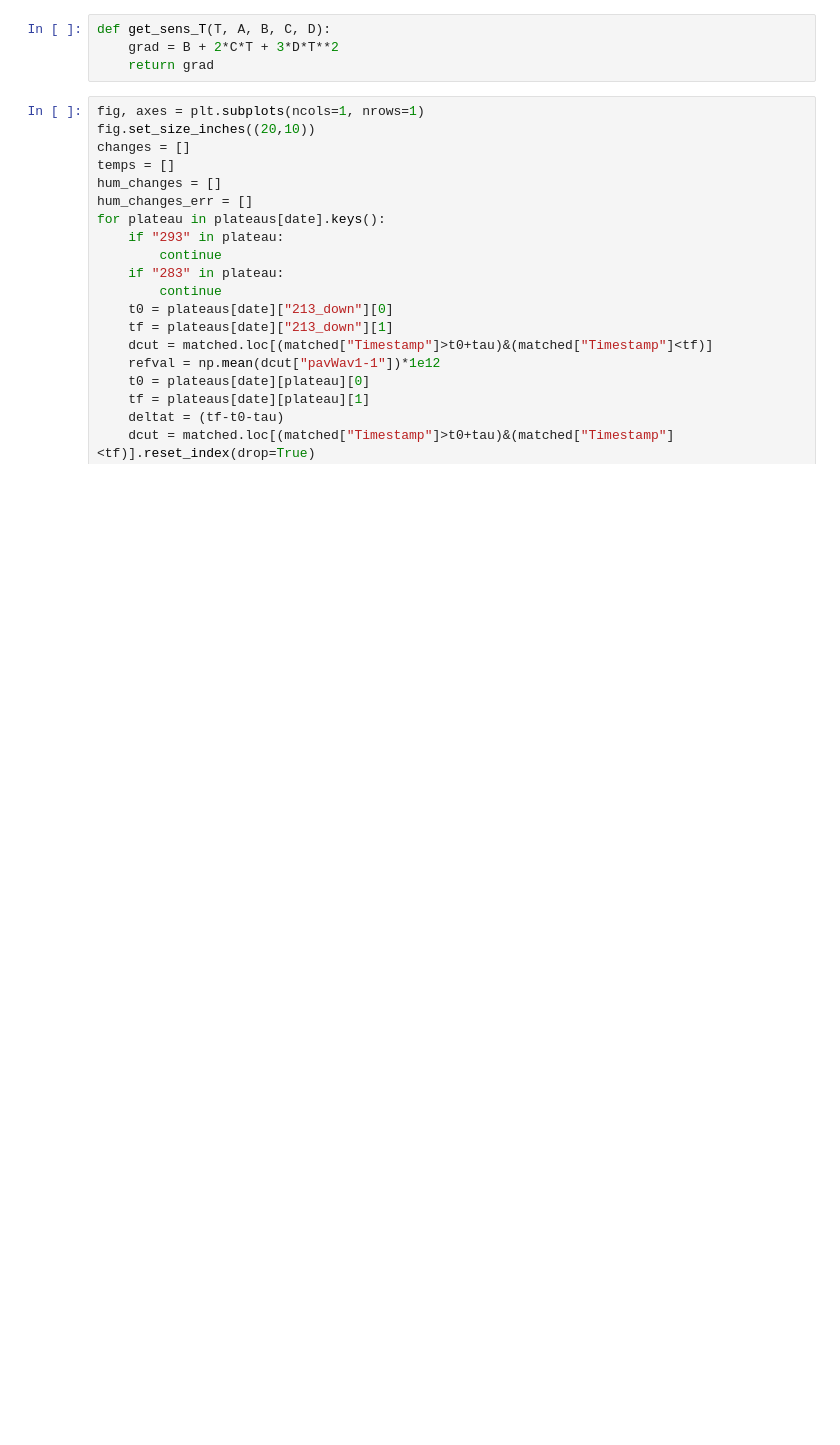
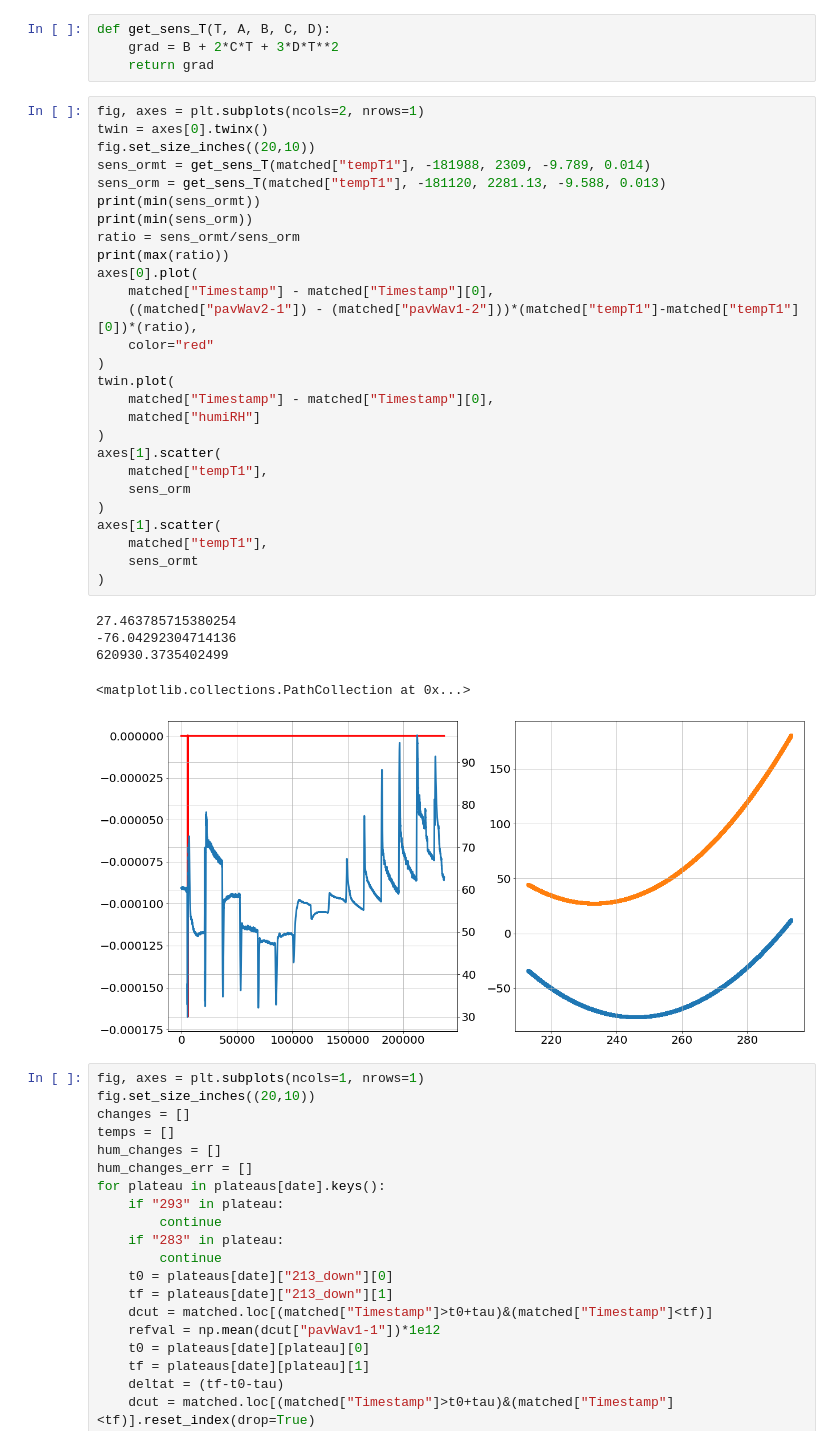
Before and after one commit to jcapo96/FBG_TMS, a Jupyter notebook: ana/summary/detailed_ana.ipynb, the cells around one changed output. Saved outputs shown, nothing was run; the diff lists cells and outputs as text; blank space fills up the shorter version.

```diff
--- a/ana/summary/detailed_ana.ipynb
+++ b/ana/summary/detailed_ana.ipynb
@@ -152,6 +152,39 @@ This represents a 81.57 % of the total change
 def get_sens_T(T, A, B, C, D):
     grad = B + 2*C*T + 3*D*T**2
     return grad
+# %%
+fig, axes = plt.subplots(ncols=2, nrows=1)
+twin = axes[0].twinx()
+fig.set_size_inches((20,10))
+sens_ormt = get_sens_T(matched["tempT1"], -181988, 2309, -9.789, 0.014)
+sens_orm = get_sens_T(matched["tempT1"], -181120, 2281.13, -9.588, 0.013)
+print(min(sens_ormt))
+print(min(sens_orm))
+ratio = sens_ormt/sens_orm
+print(max(ratio))
+axes[0].plot(
+    matched["Timestamp"] - matched["Timestamp"][0],
+    ((matched["pavWav2-1"]) - (matched["pavWav1-2"]))*(matched["tempT1"]-matched["tempT1"][0])*(ratio),
+    color="red"
+)
+twin.plot(
+    matched["Timestamp"] - matched["Timestamp"][0],
+    matched["humiRH"]
+)
+axes[1].scatter(
+    matched["tempT1"],
+    sens_orm
+)
+axes[1].scatter(
+    matched["tempT1"],
+    sens_ormt
+)
+# %% [output]
+27.463785715380254
+-76.04292304714136
+620930.3735402499
+<matplotlib.collections.PathCollection at 0x...>
+[figure, added]
 # %%
 fig, axes = plt.subplots(ncols=1, nrows=1)
 fig.set_size_inches((20,10))
```
Also changed, not shown: parts of 6 cells of this notebook, 4 other files.
